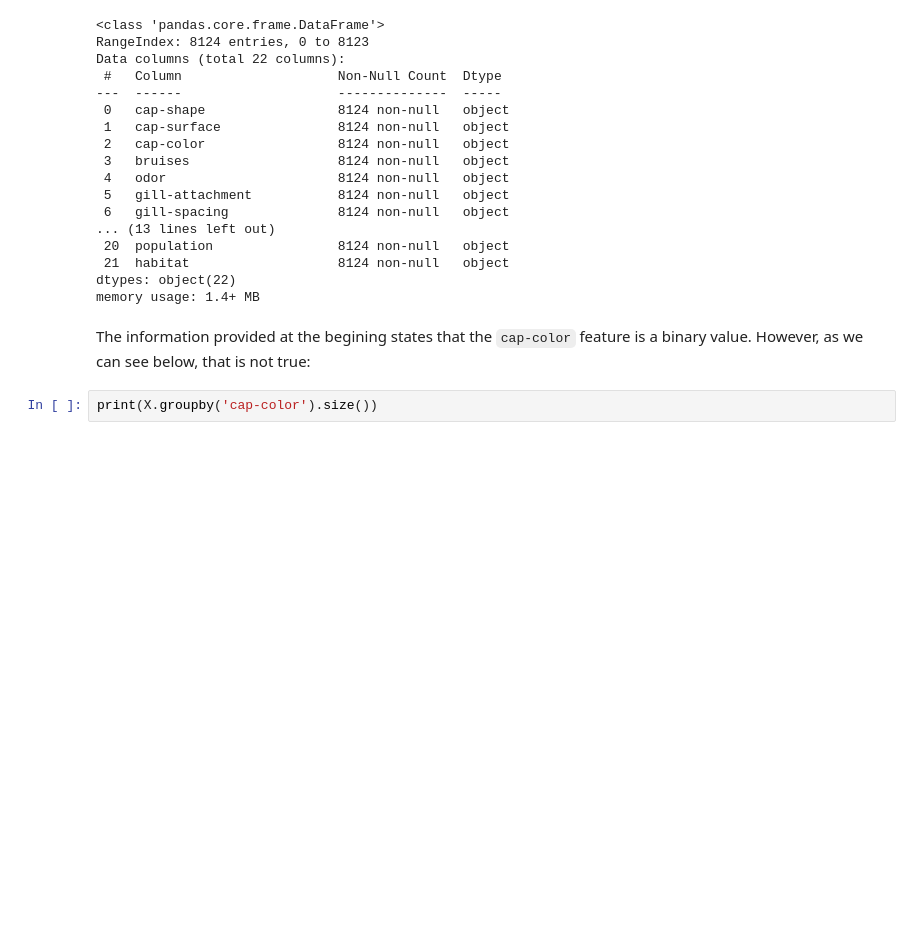
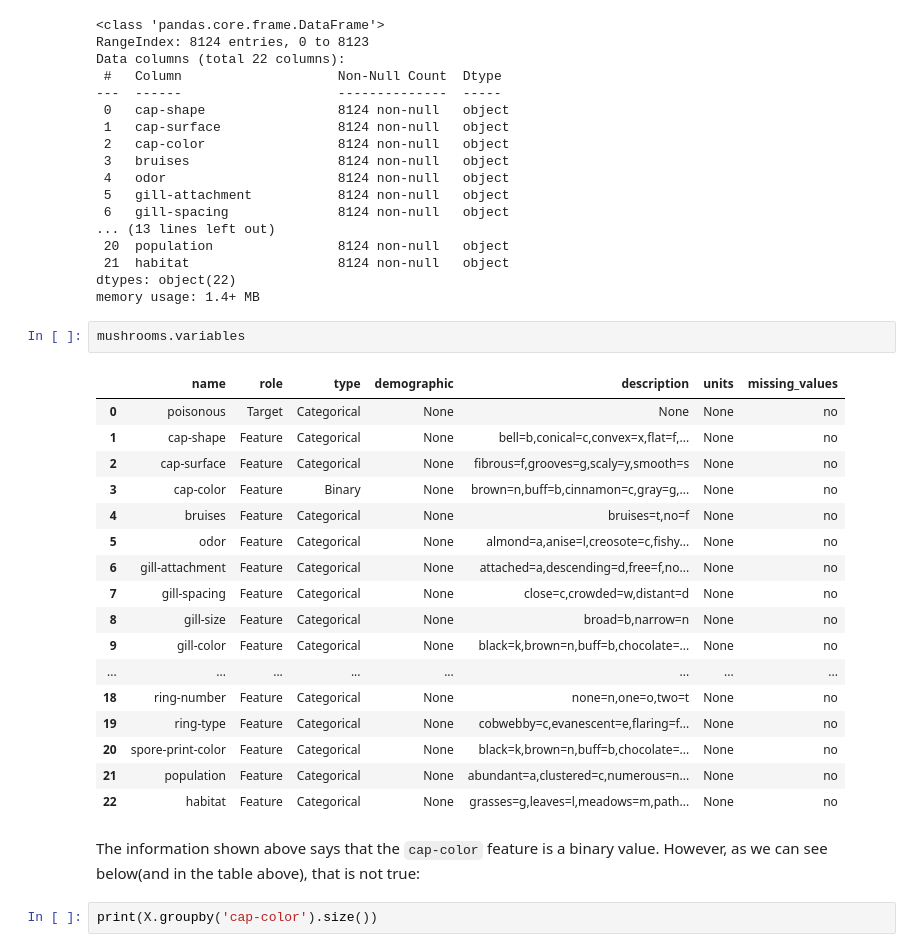
Before and after one commit to Tietgen-ITU/applied-artificial-intelligence, a Jupyter notebook: exam/assignment-01/First_assignment_dataset_3.ipynb, the cells around one changed output. Cells and saved outputs as stored; diff of their text form; blank space fills up the shorter version.

```diff
--- a/exam/assignment-01/First_assignment_dataset_3.ipynb
+++ b/exam/assignment-01/First_assignment_dataset_3.ipynb
@@ -113,8 +118,28 @@ Data columns (total 22 columns):
  21  habitat                   8124 non-null   object
 dtypes: object(22)
 memory usage: 1.4+ MB
+# %%
+mushrooms.variables
+# %% [output]
+|  | name | role | type | demographic | description | units | missing_values |
+| 0 | poisonous | Target | Categorical | None | None | None | no |
+| 1 | cap-shape | Feature | Categorical | None | bell=b,conical=c,convex=x,flat=f,... | None | no |
+| 2 | cap-surface | Feature | Categorical | None | fibrous=f,grooves=g,scaly=y,smooth=s | None | no |
+| 3 | cap-color | Feature | Binary | None | brown=n,buff=b,cinnamon=c,gray=g,... | None | no |
+| 4 | bruises | Feature | Categorical | None | bruises=t,no=f | None | no |
+| 5 | odor | Feature | Categorical | None | almond=a,anise=l,creosote=c,fishy... | None | no |
+| 6 | gill-attachment | Feature | Categorical | None | attached=a,descending=d,free=f,no... | None | no |
+| 7 | gill-spacing | Feature | Categorical | None | close=c,crowded=w,distant=d | None | no |
+| 8 | gill-size | Feature | Categorical | None | broad=b,narrow=n | None | no |
+| 9 | gill-color | Feature | Categorical | None | black=k,brown=n,buff=b,chocolate=... | None | no |
+| ... | ... | ... | ... | ... | ... | ... | ... |
+| 18 | ring-number | Feature | Categorical | None | none=n,one=o,two=t | None | no |
+| 19 | ring-type | Feature | Categorical | None | cobwebby=c,evanescent=e,flaring=f... | None | no |
+| 20 | spore-print-color | Feature | Categorical | None | black=k,brown=n,buff=b,chocolate=... | None | no |
+| 21 | population | Feature | Categorical | None | abundant=a,clustered=c,numerous=n... | None | no |
+| 22 | habitat | Feature | Categorical | None | grasses=g,leaves=l,meadows=m,path... | None | no |
 # %% [markdown]
-The information provided at the begining states that the `cap-color` feature is a binary value. However, as we can see below, that is not true:
+The information shown above says that the `cap-color` feature is a binary value. However, as we can see below(and in the table above), that is not true:
 # %%
 print(X.groupby('cap-color').size())
 # %% [output]
```
Also changed, not shown: parts of 27 cells of this notebook.
